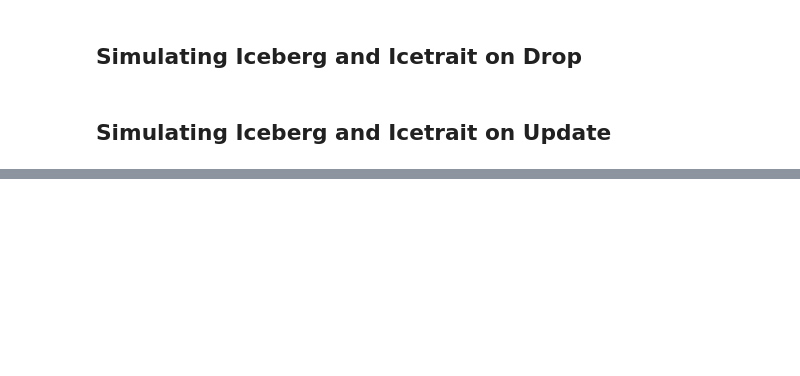
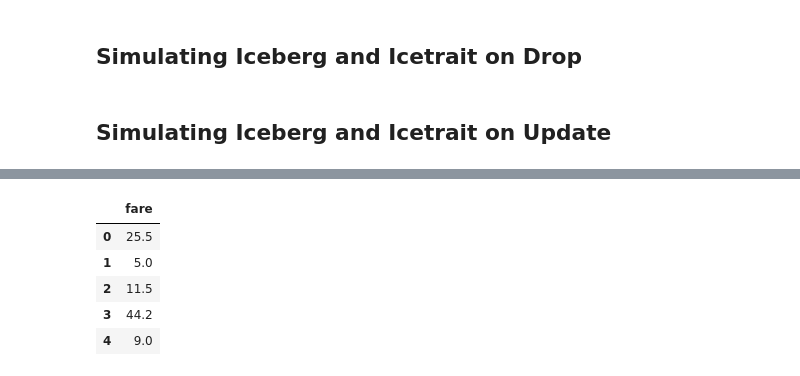
Before and after one commit to vibhatha/docker-spark-iceberg, a Jupyter notebook: spark/notebooks/icetrait_schema_evolution.ipynb, the cells around one changed output, grey strips where cells are left out. Drawn from its saved outputs; the diff is of its cells as text; code cells hidden in the pictures; blank space fills up the shorter version.

Commit message:
feat: add new version of icetrait schema evolution work

```diff
--- a/spark/notebooks/icetrait_schema_evolution.ipynb
+++ b/spark/notebooks/icetrait_schema_evolution.ipynb
@@ -107,10 +97,43 @@ iceberg_df.head()
 # %%
 sql_query = "SELECT * FROM nyc_demo.taxis_sample;"
 # %%
+## TODO: Think about the following
+
+"""
+How should we get the query from the user?
+Should we assume that query would have the column names in the format of evolved schema?
+Or should we expect it to have column names as in the original schema?
+"""
+
 def setup_duckdb():
     con = duckdb.connect()
-    con.install_extension("substrait")
-    con.load_extension("substrait")
+    create_schema = "CREATE SCHEMA nyc_demo;"
+    creation_query = """
+    CREATE TABLE nyc_demo.taxis_sample (
+        VendorID              bigint,
+        tpep_pickup_datetime  timestamp,
+        tpep_dropoff_datetime timestamp,
+        passenger_count       double,
+        trip_distance         double,
+        fare_per_distance_unit float,
+        RatecodeID            double,
+        store_and_fwd_flag    string,
+        PULocationID          bigint,
+        DOLocationID          bigint,
+        payment_type          bigint,
+        fare_amount           double,
+        extra                 double,
+        mta_tax               double,
+        tip_amount            double,
+        tolls_amount          double,
+        improvement_surcharge double,
+        total_amount          double,
+        congestion_surcharge  double,
+        airport_fee           double
+    );
+    """
+    con.execute(create_schema)
+    con.execute(creation_query)
     return con
 # %%
 con = setup_duckdb()
@@ -547,0 +290,4 @@ trimmed_cols
+# %%
+wrapper = DuckdbSubstrait("default", "/home/iceberg/notebooks/s3", "nyc_demo", select_query, setup_duckdb)
+wrapper.update_named_table_with_schema()
+wrapper.update_with_local_file_paths()
@@ -547,0 +354,10 @@ trimmed_cols
+# %%
+duckdb_substrait_df = res.to_df().head()
+duckdb_substrait_df
+# %% [output]
+|  | fare |
+| 0 | 25.5 |
+| 1 | 5.0 |
+| 2 | 11.5 |
+| 3 | 44.2 |
+| 4 | 9.0 |
```
Also changed, not shown: parts of 52 cells of this notebook.
